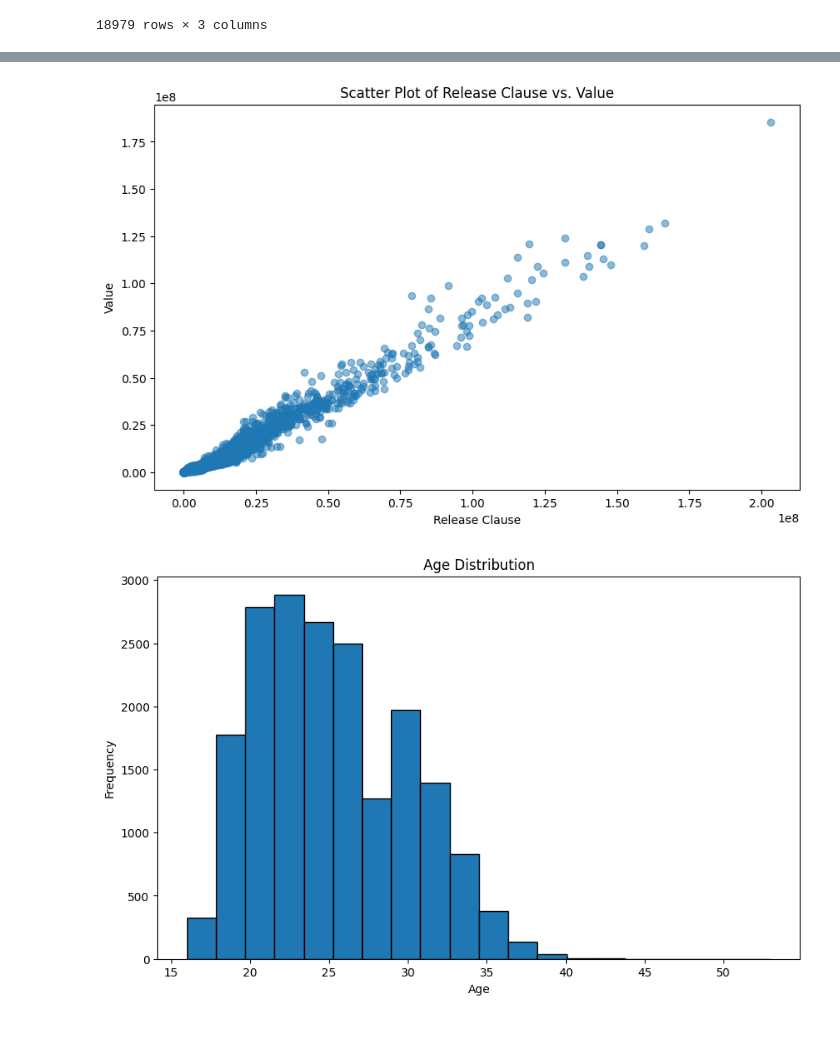
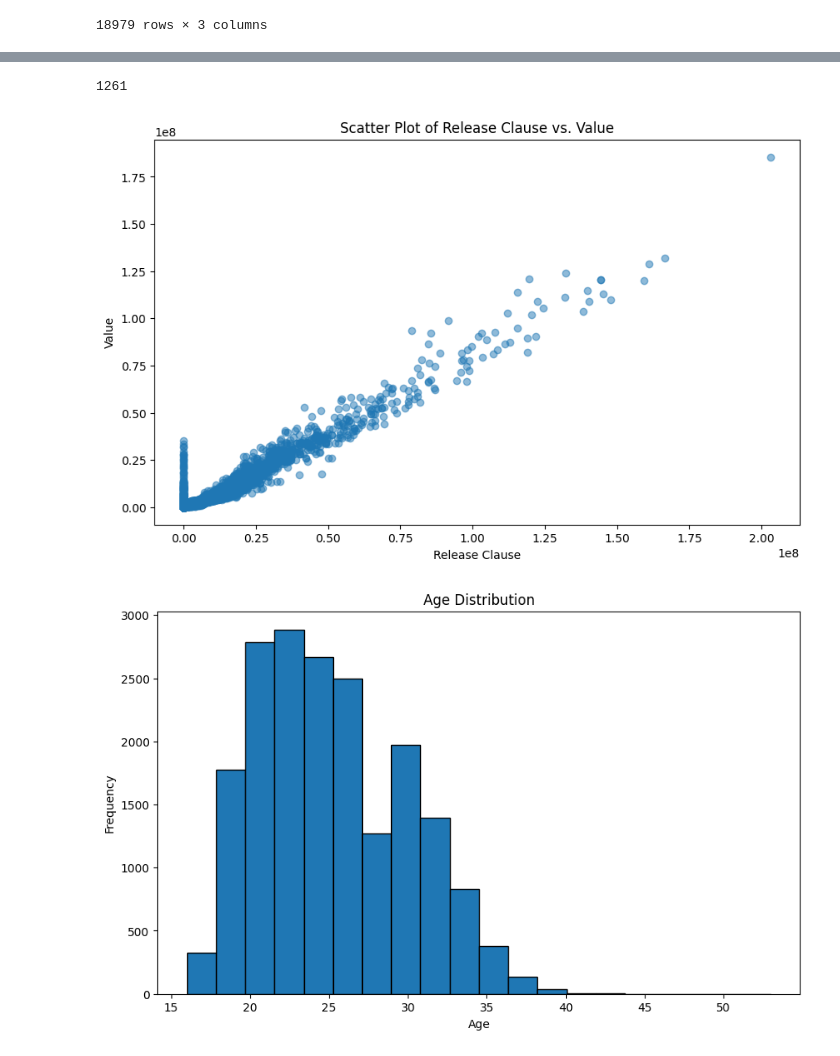
Before and after one commit to Faisal-Alotaibi/FIFA21-Dataset-Analysis, a Jupyter notebook: Project.ipynb, the cells around one changed output, grey strips where cells are left out. Cells and saved outputs as stored; diff of their text form; code cells hidden in the pictures.

```diff
--- a/Project.ipynb
+++ b/Project.ipynb
@@ -247,13 +73,0 @@ Index(['70kg', '75kg', '80kg', '72kg', '78kg', '74kg', '73kg', '77kg', '76kg',
-# %%
-kk=lambda x: int(x*0.45359237)
-for i in range(len(df)):
-    kg=df['Weight'][i].replace('kg','')
-    df['Weight'][i]=kg
-    if len(df['Weight'][i])>3:
-        lbs=df['Weight'][i].replace('lbs','')
-        df['Weight'][i]=str(kk(int(lbs)))
-# %%
-df['Height']=df['Height'].astype('int64')
-df['Weight']=df['Weight'].astype('int64')
-
-df
@@ -315,26 +73,0 @@ df
-# %%
-# Clean ratings
-
-def clean_rating_star(rating_str):
-    rating_str = rating_str.replace("★", "")
-    rating = int(rating_str)
-    return rating
-
-def clean_rating_level(rating_str):
-    if 'High' in rating_str:
-        rating = 3
-    elif 'Medium' in rating_str:
-        rating = 2
-    else:
-        rating = 1
-    return rating
-
-df['W/F'] = df['W/F'].apply(clean_rating_star)
-df['SM'] = df['SM'].apply(clean_rating_star)
-df['IR'] = df['IR'].apply(clean_rating_star)
-
-df['A/W'] = df['A/W'].apply(clean_rating_level)
-df['D/W'] = df['D/W'].apply(clean_rating_level)
-
-
-df[['W/F','SM']]
@@ -412,17 +97,20 @@ None
 #plt.title('Trends in Value and Release Clause')
 #plt.legend()
 #plt.show()
+# %%
+(df['Release Clause'] == 0).sum()
+# %% [output]
+1261
 # %%
-
-df_releaseClause = df[df['Release Clause']!=0]
+# Example code for a scatter plot
 plt.figure(figsize=(10, 6))
-plt.scatter(df_releaseClause['Release Clause'], df_releaseClause['Value'], alpha=0.5)
+plt.scatter(df['Release Clause'], df['Value'], alpha=0.5)
 plt.xlabel('Release Clause')
 plt.ylabel('Value')
 plt.title('Scatter Plot of Release Clause vs. Value')
 plt.show()
 # %% [output]
-[figure, old version]
+[figure, new version]
 # %%
 plt.figure(figsize=(10, 6))
 plt.hist(df['Age'], bins=20, edgecolor='k')
```
Also changed, not shown: parts of 39 cells of this notebook.
